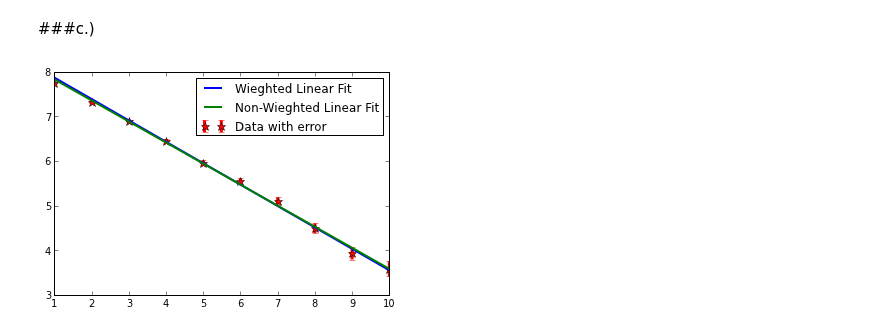
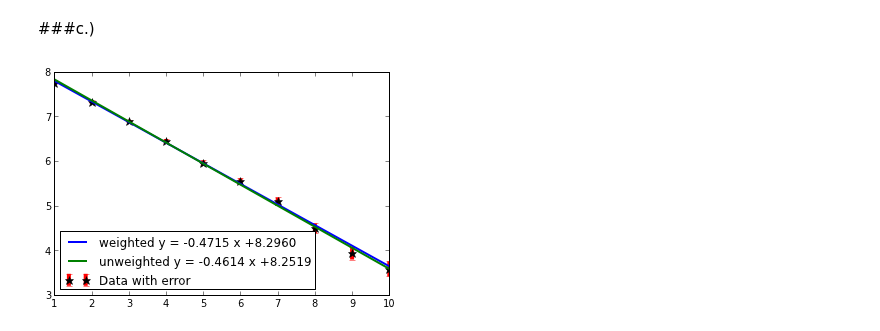
Before and after one commit to npilgram/PHYS202-S13, a Jupyter notebook: Week9/DataIO-LinearRegression.ipynb, the cells around one changed output. Drawn from its saved outputs; the diff is of its cells as text; code cells hidden in the pictures.

```diff
--- a/Week9/DataIO-LinearRegression.ipynb
+++ b/Week9/DataIO-LinearRegression.ipynb
@@ -184,11 +209,14 @@ bw = WeightedLinearLeastSquaresFit(x,y,w)[2]
 # %%
 f_nonw = lambda x: m*x+b
 f_w = lambda x: mw*x+bw
+# %%
+FitLabel="weighted y = %.4f x +%.4f" %(m,b)
+weightedFitLabel="unweighted y = %.4f x +%.4f" %(mw,bw)
 # %%
-errorbar(x,y,u, fmt='r*', markersize=9,elinewidth=3, label='Data with error')
-plot(x,f_w(x), 'b-', lw=2, label='Wieghted Linear Fit')
-plot(x, f_nonw(x), 'g-', lw=2, label='Non-Wieghted Linear Fit')
+errorbar(x,y,u, fmt='k*', markersize=9,elinewidth=4,ecolor='red', label='Data with error')
+plot(x,f_w(x), 'b-', lw=2, label=FitLabel)
+plot(x, f_nonw(x), 'g-', lw=2, label=weightedFitLabel)
 legend(loc=0)
 show()
 # %% [output]
-[figure, old version]
+[figure, new version]
```
Also changed, not shown: parts of 4 cells of this notebook.
